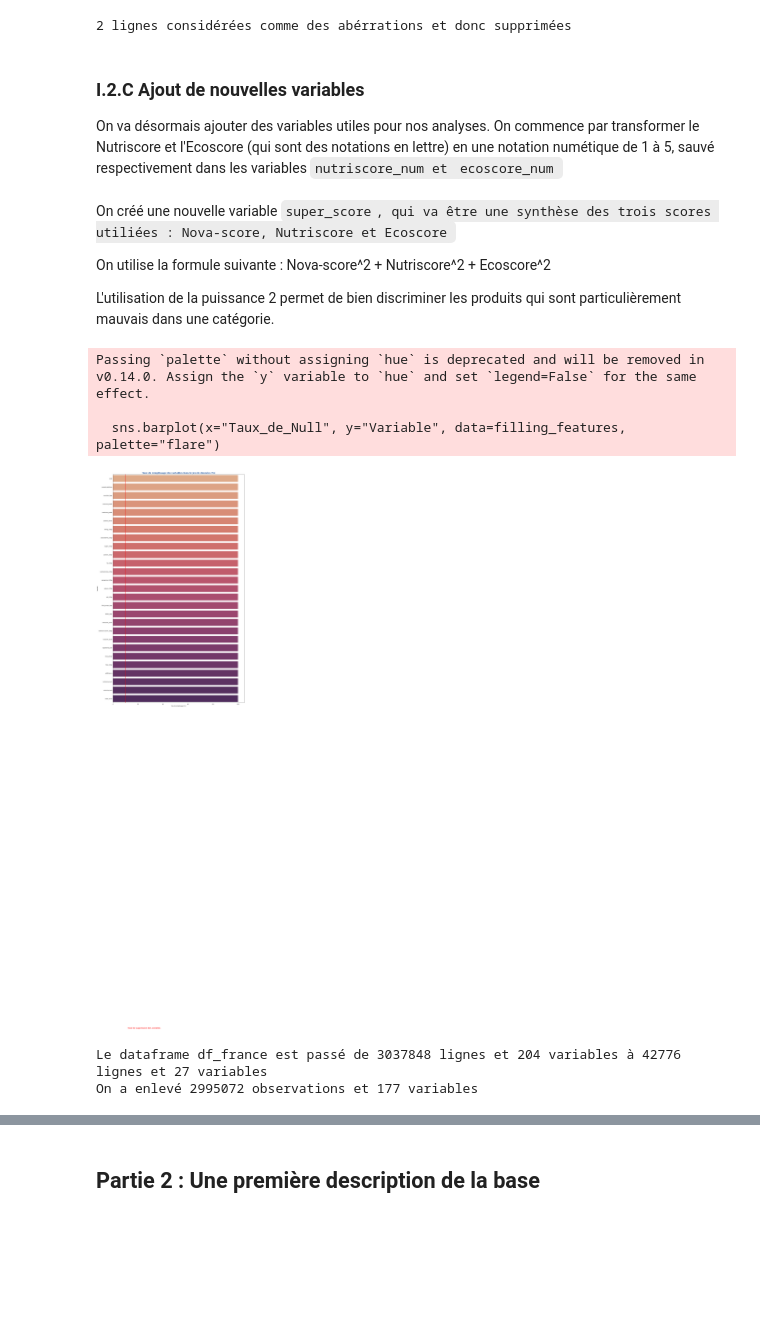
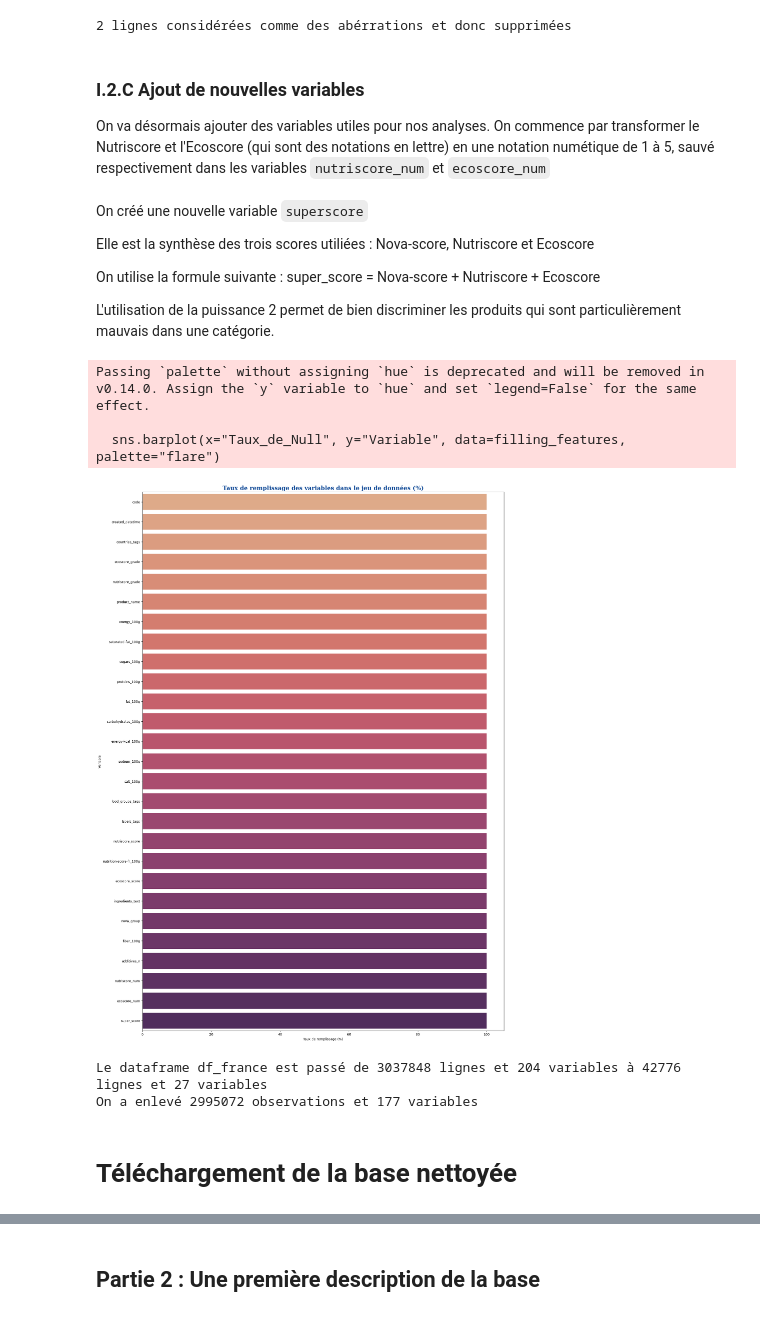
Before and after one commit to ashxivy/Projet-Python-pour-la-data-science, a Jupyter notebook: Le Nutri-Score permet il de bien consommer.ipynb, the cells around one changed output, grey strips where cells are left out. Cells and saved outputs as stored; diff of their text form; code cells hidden in the pictures; blank space fills up the shorter version.

```diff
--- a/Le Nutri-Score permet il de bien consommer.ipynb
+++ b/Le Nutri-Score permet il de bien consommer.ipynb
@@ -302,7 +342,7 @@ print(delta_lignes,"lignes considérées comme des abérrations et donc supprim
 ### I.2.C Ajout de nouvelles variables
 
 On va désormais ajouter des variables utiles pour nos analyses.
-On commence par transformer le Nutriscore et l'Ecoscore (qui sont des notations en lettre) en une notation numétique de 1 à 5, sauvé respectivement dans les variables <code>nutriscore_num  et  <code>ecoscore_num
+On commence par transformer le Nutriscore et l'Ecoscore (qui sont des notations en lettre) en une notation numétique de 1 à 5, sauvé respectivement dans les variables `nutriscore_num`  et  `ecoscore_num`
 # %%
 #Transformons le Nutriscore et l'ecoscore en variable quantitative, ce qui sera utile pour faire des régressions
 def convertion_num_score(lettre):
@@ -323,9 +363,11 @@ def convertion_num_score(lettre):
 df_france["nutriscore_num"]=df_france['nutriscore_grade'].apply(convertion_num_score)
 df_france["ecoscore_num"]=df_france['ecoscore_grade'].apply(convertion_num_score)
 # %% [markdown]
-On créé une nouvelle variable <code>super_score<code>, qui va être une synthèse des trois scores utiliées : Nova-score, Nutriscore et Ecoscore
+On créé une nouvelle variable <code>superscore
 
-On utilise la formule suivante : Nova-score^2 + Nutriscore^2 + Ecoscore^2
+Elle est la synthèse des trois scores utiliées : Nova-score, Nutriscore et Ecoscore
+
+On utilise la formule suivante : super_score = Nova-score + Nutriscore + Ecoscore
 
 L'utilisation de la puissance 2 permet de bien discriminer les produits qui sont particulièrement mauvais dans une catégorie.
 # %%
@@ -333,30 +375,27 @@ df_france['super_score'] = df_france['ecoscore_num'].astype(int) + df_france['no
 # %%
 #On affiche des informations sur la base finale
 
 filling_features = null_factor(df_france)
 filling_features["Taux_de_Null"] = 100-filling_features["Taux_de_Null"]
 filling_features = filling_features.sort_values("Taux_de_Null", ascending=False)
-fig = plt.figure(figsize=(20, 35))
+fig = plt.figure(figsize=(20, 30))
 
 font_title = {'family': 'serif',
               'color':  '#114b98',
               'weight': 'bold',
               'size': 18,
              }
 
 sns.barplot(x="Taux_de_Null", y="Variable", data=filling_features, palette="flare")
-#Seuil pour suppression des varaibles
-plt.axvline(x=sup_threshold, linewidth=2, color = 'r')
-plt.text(sup_threshold+2, 65, 'Seuil de suppression des variables', fontsize = 16, color = 'r')
 
 plt.title("Taux de remplissage des variables dans le jeu de données (%)", fontdict=font_title)
 plt.xlabel("Taux de remplissage (%)")
 plt.show()
 # %% [output]
 Passing `palette` without assigning `hue` is deprecated and will be removed in v0.14.0. Assign the `y` variable to `hue` and set `legend=False` for the same effect.
 
   sns.barplot(x="Taux_de_Null", y="Variable", data=filling_features, palette="flare")
-[figure, old version]
+[figure, new version]
 # %%
 print ("Le dataframe df_france est passé de {} lignes et {} variables à {} lignes et {} variables".format(df_openfoodfacts.shape[0], df_openfoodfacts.shape[1],df_france.shape[0], df_france.shape[1]))
 print ("On a enlevé {} observations et {} variables ".format(df_openfoodfacts.shape[0] - df_france.shape[0], df_openfoodfacts.shape[1]-df_france.shape[1]))
@@ -365,0 +409,2 @@ On a enlevé 2995072 observations et 177 variables
+# %% [markdown]
+# Téléchargement de la base nettoyée
```
Also changed, not shown: parts of 46 cells of this notebook, 2 other files.
